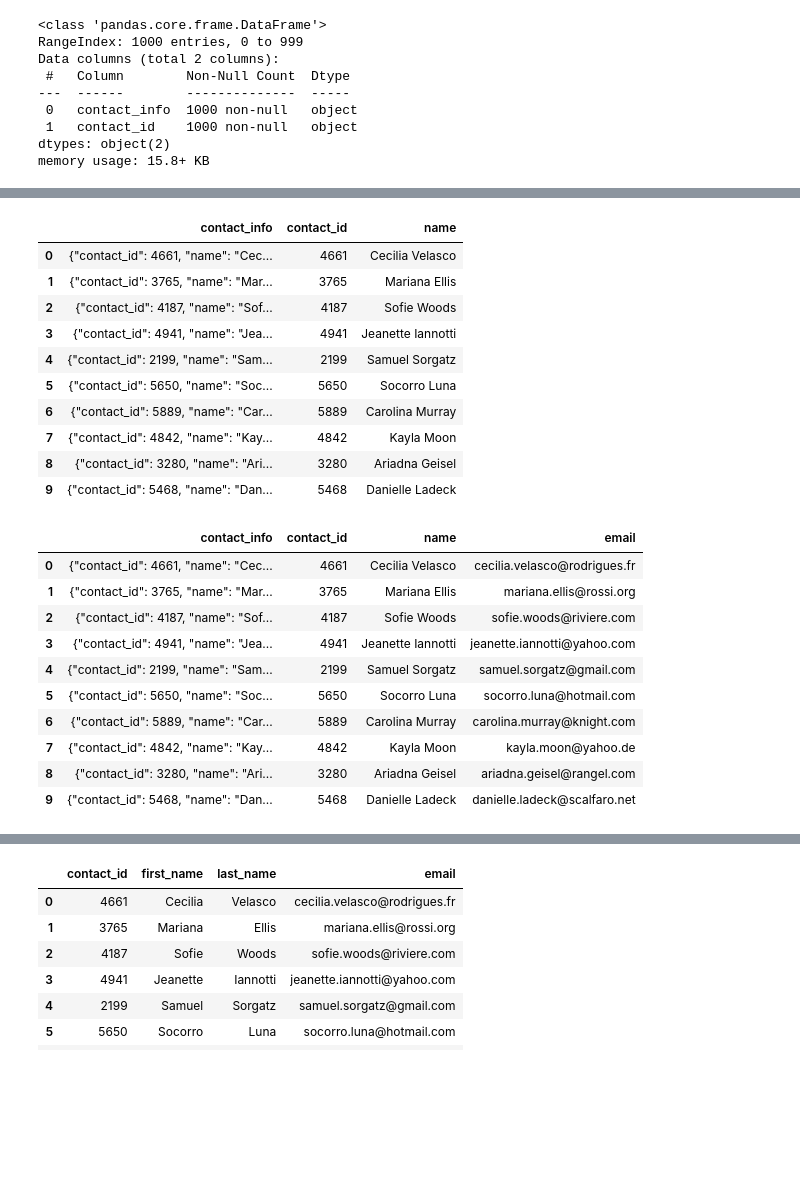
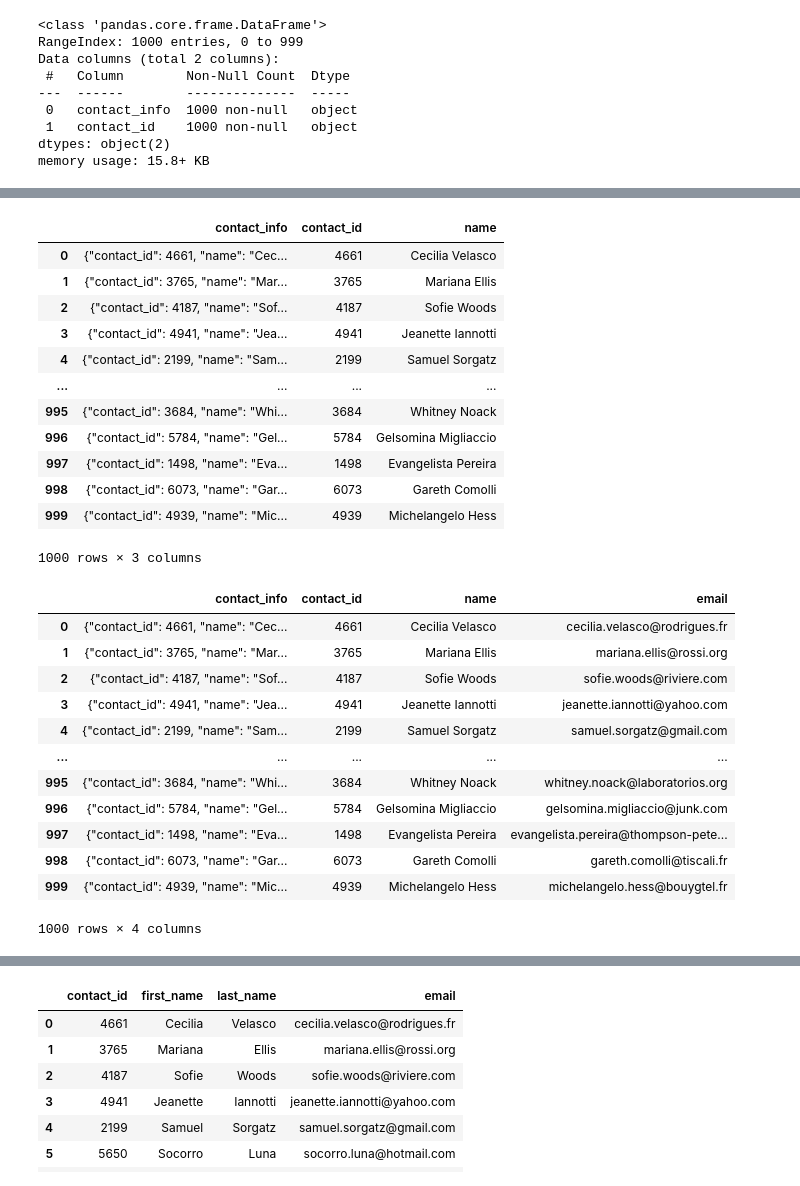
Before and after one commit to john7john/Crowdfunding_ETL, a Jupyter notebook: ETL_Mini_Project_Kiran_John.ipynb, the cells around one changed output, grey strips where cells are left out. Cells and saved outputs as stored; diff of their text form; code cells hidden in the pictures; blank space fills up the shorter version.

```diff
--- a/ETL_Mini_Project_Kiran_John.ipynb
+++ b/ETL_Mini_Project_Kiran_John.ipynb
@@ -417,8 +417,8 @@ contacts_df_clean.to_csv("Resources/contacts.csv", encoding='utf8', index=False)
 # %% [markdown]
 ### Option 2: Use regex to create the contacts DataFrame.
 # %%
-contact_info_df_copy = contact_info_df.copy()
-contact_info_df_copy.head()
+df = contact_info_df.copy()
+df.head()
 # %% [output]
 |  | contact_info |
 | 0 | {"contact_id": 4661, "name": "Cec... |
@@ -437,0 +429,8 @@ contact_info_df_copy.head()
+# %%
+# Extract the four-digit contact ID number.
+char = '([0-9][0-9][0-9][0-9])'
+d = df["contact_info"].str.extractall(char)
+d= d.reset_index(drop=True)
+d = d.rename(columns={0:'contact_id'})
+d3 = df.join(d)
+d3
@@ -449,4 +463,6 @@ dtypes: object(2)
 memory usage: 15.8+ KB
 # %%
 # Convert the "contact_id" column to an int64 data type.
+d3["contact_id"] = d3["contact_id"].astype(int)
+d3
 # %% [output]
@@ -462,5 +482,12 @@ memory usage: 15.8+ KB
 # %%
 # Extract the name of the contact and add it to a new column.
+char = 'name": "(\w*\s\w*)'
+
+f = d3["contact_info"].str.extractall(char)
+f= f.reset_index(drop=True)
+f = f.rename(columns={0:'name'})
+d4 = d3.join(f)
+d4
 # %% [output]
 |  | contact_info | contact_id | name |
 | 0 | {"contact_id": 4661, "name": "Cec... | 4661 | Cecilia Velasco |
@@ -468,24 +495,34 @@ memory usage: 15.8+ KB
 | 2 | {"contact_id": 4187, "name": "Sof... | 4187 | Sofie Woods |
 | 3 | {"contact_id": 4941, "name": "Jea... | 4941 | Jeanette Iannotti |
 | 4 | {"contact_id": 2199, "name": "Sam... | 2199 | Samuel Sorgatz |
-| 5 | {"contact_id": 5650, "name": "Soc... | 5650 | Socorro Luna |
-| 6 | {"contact_id": 5889, "name": "Car... | 5889 | Carolina Murray |
-| 7 | {"contact_id": 4842, "name": "Kay... | 4842 | Kayla Moon |
-| 8 | {"contact_id": 3280, "name": "Ari... | 3280 | Ariadna Geisel |
-| 9 | {"contact_id": 5468, "name": "Dan... | 5468 | Danielle Ladeck |
+| ... | ... | ... | ... |
+| 995 | {"contact_id": 3684, "name": "Whi... | 3684 | Whitney Noack |
+| 996 | {"contact_id": 5784, "name": "Gel... | 5784 | Gelsomina Migliaccio |
+| 997 | {"contact_id": 1498, "name": "Eva... | 1498 | Evangelista Pereira |
+| 998 | {"contact_id": 6073, "name": "Gar... | 6073 | Gareth Comolli |
+| 999 | {"contact_id": 4939, "name": "Mic... | 4939 | Michelangelo Hess |
+1000 rows × 3 columns
 # %%
 # Extract the email from the contacts and add the values to a new column.
+char = '"email": \s*"([^"]+)"'
+e = df["contact_info"].str.extractall(char)
+e= e.reset_index(drop=True)
+e = e.rename(columns={0:'email'})
+d5 = d4.join(e)
+d5
 # %% [output]
 |  | contact_info | contact_id | name | email |
 | 0 | {"contact_id": 4661, "name": "Cec... | 4661 | Cecilia Velasco | cecilia.velasco@rodrigues.fr |
 | 1 | {"contact_id": 3765, "name": "Mar... | 3765 | Mariana Ellis | mariana.ellis@rossi.org |
 | 2 | {"contact_id": 4187, "name": "Sof... | 4187 | Sofie Woods | sofie.woods@riviere.com |
 | 3 | {"contact_id": 4941, "name": "Jea... | 4941 | Jeanette Iannotti | jeanette.iannotti@yahoo.com |
 | 4 | {"contact_id": 2199, "name": "Sam... | 2199 | Samuel Sorgatz | samuel.sorgatz@gmail.com |
-| 5 | {"contact_id": 5650, "name": "Soc... | 5650 | Socorro Luna | socorro.luna@hotmail.com |
-| 6 | {"contact_id": 5889, "name": "Car... | 5889 | Carolina Murray | carolina.murray@knight.com |
-| 7 | {"contact_id": 4842, "name": "Kay... | 4842 | Kayla Moon | kayla.moon@yahoo.de |
-| 8 | {"contact_id": 3280, "name": "Ari... | 3280 | Ariadna Geisel | ariadna.geisel@rangel.com |
-| 9 | {"contact_id": 5468, "name": "Dan... | 5468 | Danielle Ladeck | danielle.ladeck@scalfaro.net |
+| ... | ... | ... | ... | ... |
+| 995 | {"contact_id": 3684, "name": "Whi... | 3684 | Whitney Noack | whitney.noack@laboratorios.org |
+| 996 | {"contact_id": 5784, "name": "Gel... | 5784 | Gelsomina Migliaccio | gelsomina.migliaccio@junk.com |
+| 997 | {"contact_id": 1498, "name": "Eva... | 1498 | Evangelista Pereira | evangelista.pereira@thompson-pete... |
+| 998 | {"contact_id": 6073, "name": "Gar... | 6073 | Gareth Comolli | gareth.comolli@tiscali.fr |
+| 999 | {"contact_id": 4939, "name": "Mic... | 4939 | Michelangelo Hess | michelangelo.hess@bouygtel.fr |
+1000 rows × 4 columns
 # %%
 # Create a copy of the contact_info_df with the 'contact_id', 'name', 'email' columns.
```
Also changed, not shown: parts of 8 cells of this notebook.
